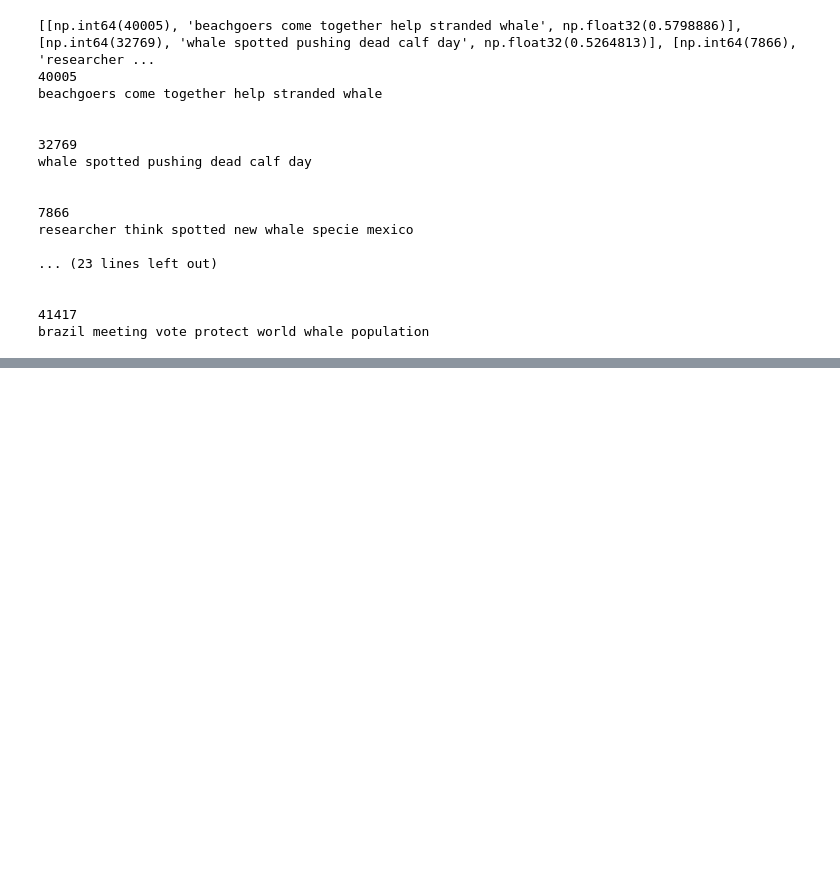
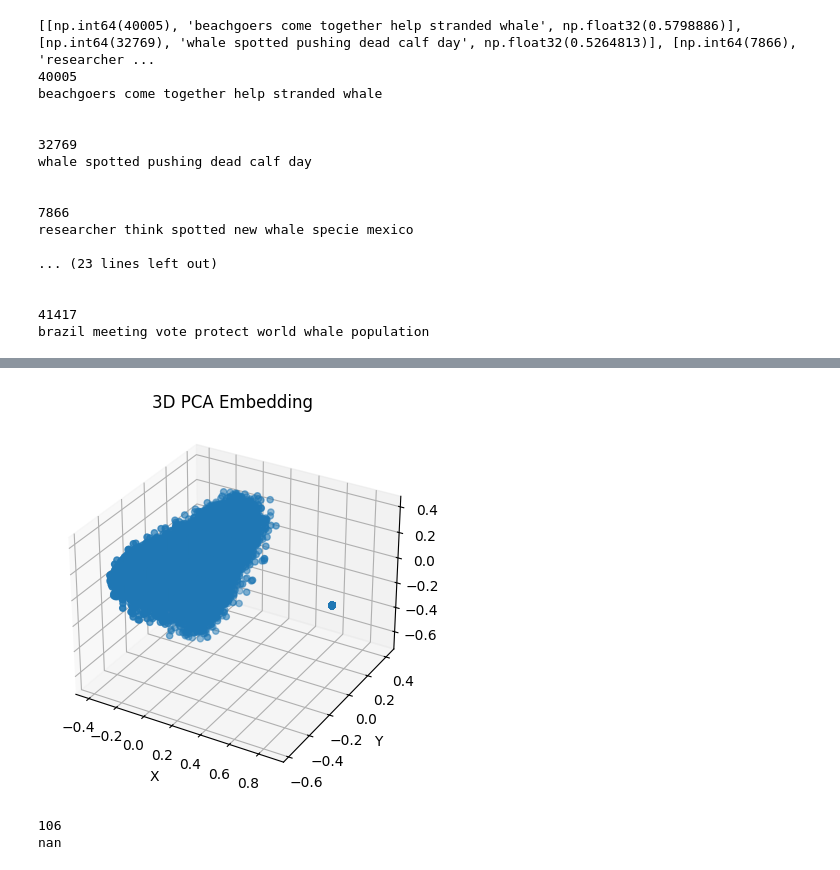
Before and after one commit to Vincent-G-Van/cmpe-256-project, a Jupyter notebook: sentence_bert.ipynb, the cells around one changed output, grey strips where cells are left out. Drawn from its saved outputs; the diff is of its cells as text; code cells hidden in the pictures; blank space fills up the shorter version.

```diff
--- a/sentence_bert.ipynb
+++ b/sentence_bert.ipynb
@@ -219,0 +239,28 @@ brazil meeting vote protect world whale population
+# %%
+# generate a 3D PCA plot
+pca2 = PCA(n_components=3)
+pca_embed2 = pca2.fit_transform(all_embed)
+fig = plt.figure()
+ax = plt.axes(projection='3d')
+ax.scatter(pca_embed2[:, 0], pca_embed2[:, 1], pca_embed2[:, 2])
+ax.set_title('3D PCA Embedding')
+ax.set_xlabel('X')
+ax.set_ylabel('Y')
+ax.set_zlabel('Z')
+plt.show()
+# %% [output]
+[figure, added]
+# %%
+# gets centroid
+cent = np.mean(pca_embed2)
+# get distances
+dis = np.linalg.norm(pca_embed2 - cent, axis=1)
+
+# figure out outlier aka max distance
+idx = np.argmax(dis)
+print(idx)
+out = all_entries2[idx]
+print(out)
+# %% [output]
+106
+nan
```
Also changed, not shown: parts of 3 cells of this notebook, 2 other files.
